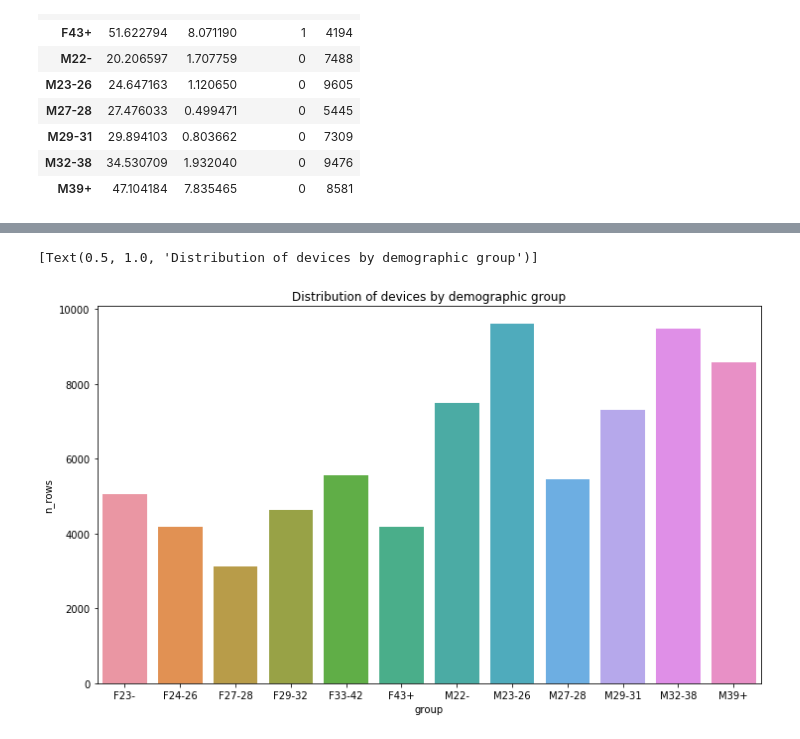
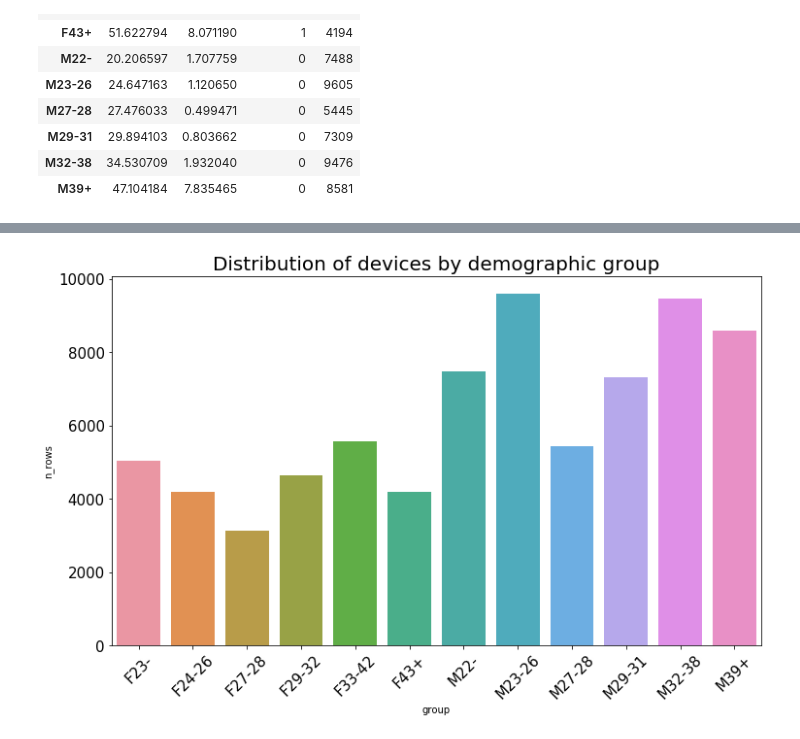
Before and after one commit to chechir/talking_data, a Jupyter notebook: kaggle_days/visualizations.ipynb, the cells around one changed output, grey strips where cells are left out. Drawn from its saved outputs; the diff is of its cells as text; code cells hidden in the pictures.

```diff
--- a/kaggle_days/visualizations.ipynb
+++ b/kaggle_days/visualizations.ipynb
@@ -12,5 +12,7 @@ df_train = pd.read_csv(
     os.path.join(DATADIR, "gender_age_train.csv"), index_col="device_id"
 )
 df_train['is_female'] = (df_train['gender'] == 'F').astype(int)
+df_events = pd.read_csv(os.path.join(DATADIR, 'events.csv'), index_col='event_id')
+df_train['has_events'] = np.in1d(df_train.index.values, df_events['device_id'].values)
 df_train.shape
 # %% [output]
@@ -38,9 +49,13 @@ df_train.groupby('group').agg({"age": ["mean", "std"], "is_female": ["mean", "co
 # %%
 fig, ax = plt.subplots(1, 1, figsize=(12,7))
 df = df_train.groupby('group').agg({"age": "count"}).reset_index()
 df.rename({"age": "n_rows"}, axis=1, inplace=True)
 sns.barplot(x="group", y="n_rows", data=df)
-ax.set(title="Distribution of devices by demographic group")
+# ax.set(title="Distribution of devices by demographic group")
+ax.set_title("Distribution of devices by demographic group", fontsize=20)
+ax.tick_params(axis="x", labelsize=15)
+ax.tick_params(axis="y", labelsize=15)
+for label in ax.get_xticklabels():
+  label.set_rotation(45)
 # %% [output]
-[Text(0.5, 1.0, 'Distribution of devices by demographic group')]
-[figure, old version]
+[figure, new version]
```
Also changed, not shown: parts of 9 cells of this notebook, 3 other files.
